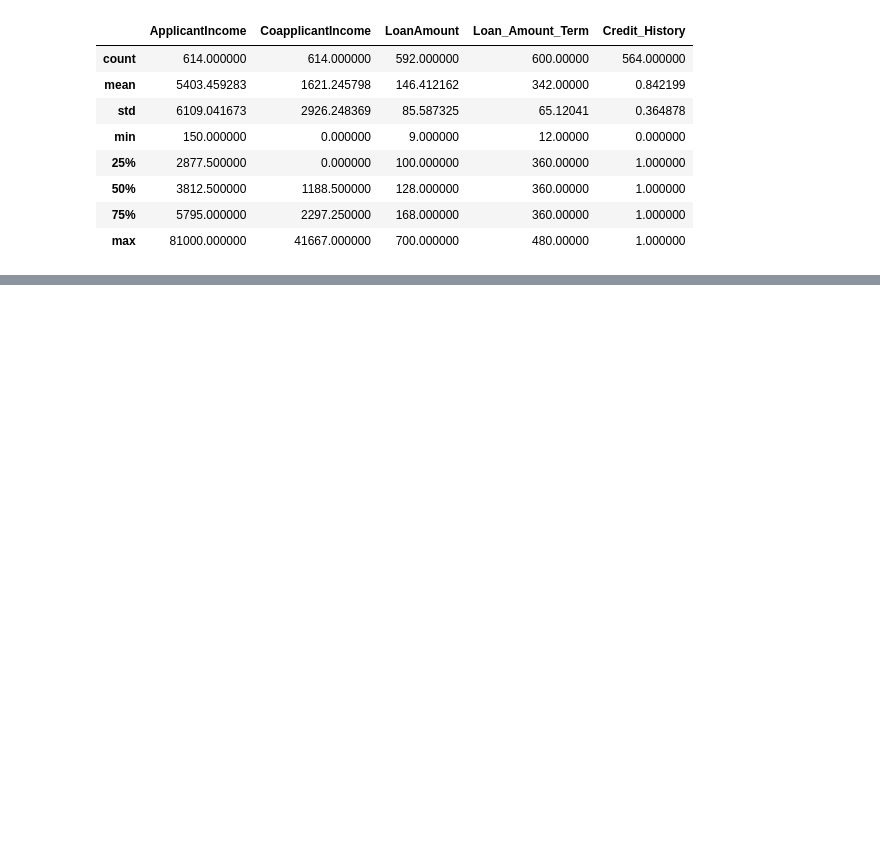
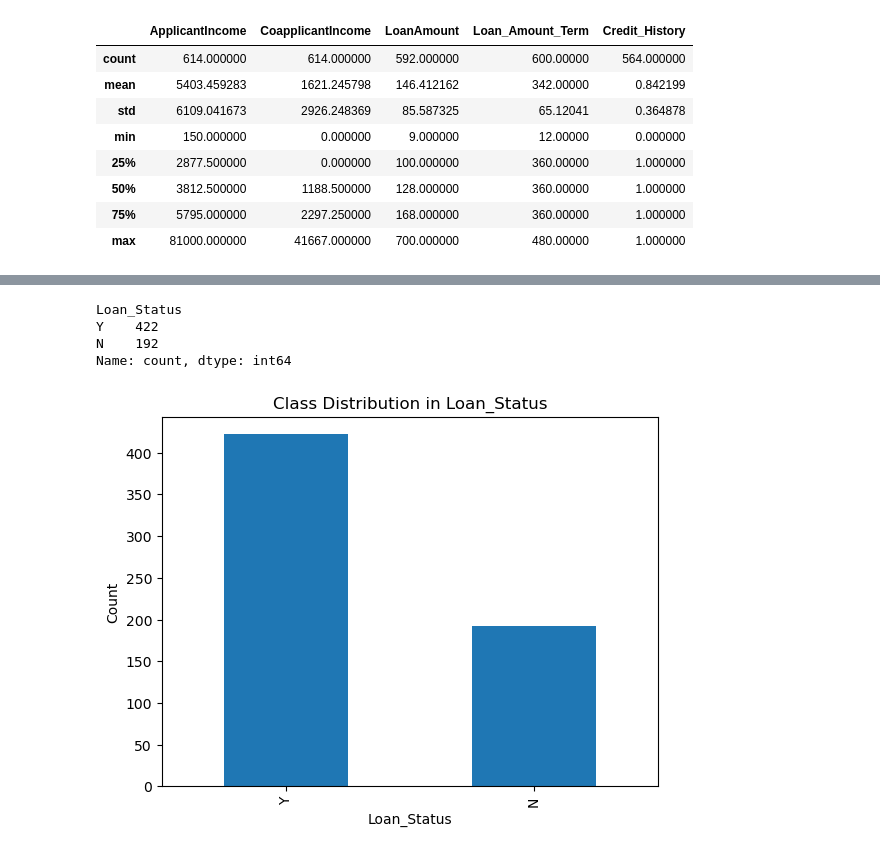
Before and after one commit to Eric-MK/loan_acceptance_prediction, a Jupyter notebook: notebook.ipynb, the cells around one changed output, grey strips where cells are left out. Drawn from its saved outputs; the diff is of its cells as text; code cells hidden in the pictures; blank space fills up the shorter version.

Commit message:
check for imbalance dataset

```diff
--- a/notebook.ipynb
+++ b/notebook.ipynb
@@ -54,0 +98,18 @@ df.describe()
+# %%
+# Check the distribution of the target variable
+print(df['Loan_Status'].value_counts())
+
+# Optionally, visualize the class distribution using a bar plot
+import matplotlib.pyplot as plt
+
+df['Loan_Status'].value_counts().plot(kind='bar')
+plt.title('Class Distribution in Loan_Status')
+plt.xlabel('Loan_Status')
+plt.ylabel('Count')
+plt.show()
+# %% [output]
+Loan_Status
+Y    422
+N    192
+Name: count, dtype: int64
+[figure, added]
```
Also changed, not shown: parts of 3 cells of this notebook.
